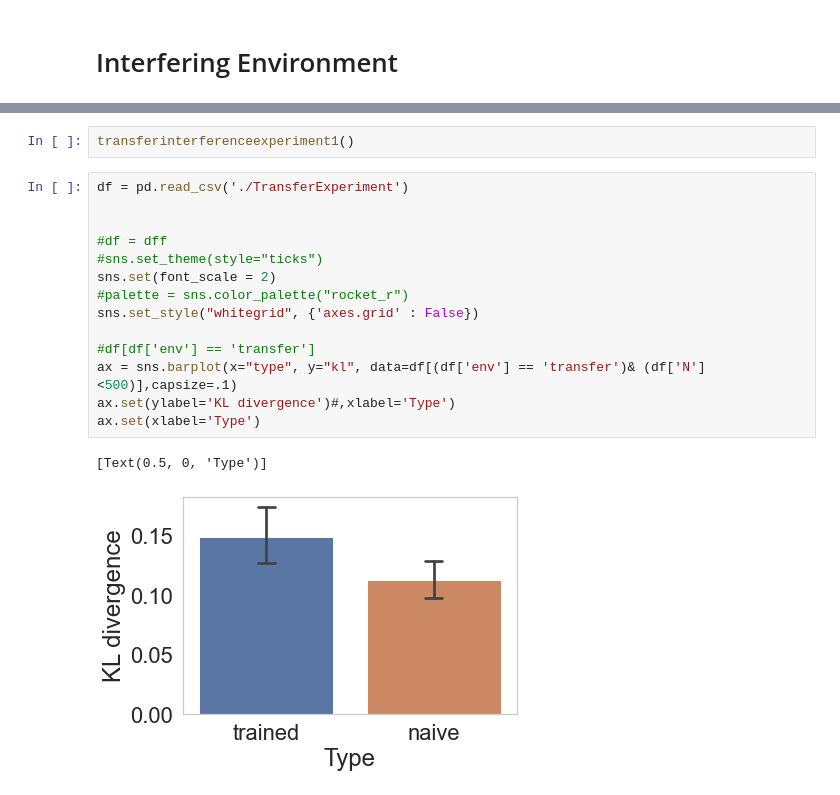
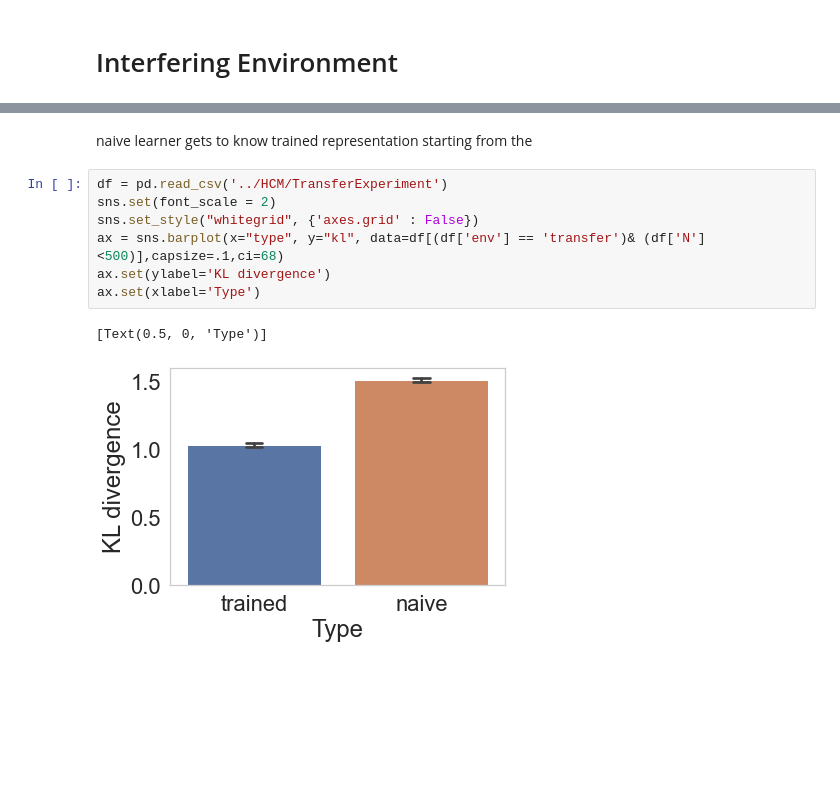
Before and after one commit to swu32/HCM, a Jupyter notebook: Demo/Demo_3_transfer.ipynb, the cells around one changed output, grey strips where cells are left out. Drawn from its saved outputs; the diff is of its cells as text; blank space fills up the shorter version.

```diff
--- a/Demo/Demo_3_transfer.ipynb
+++ b/Demo/Demo_3_transfer.ipynb
@@ -288,20 +121,13 @@ def transferinterferenceexperiment1():
-# %%
-transferinterferenceexperiment1()
+# %% [markdown]
+naive learner gets to know trained representation starting from the
 # %%
-df = pd.read_csv('./TransferExperiment')
-
-
-#df = dff
-#sns.set_theme(style="ticks")
+df = pd.read_csv('../HCM/TransferExperiment')
 sns.set(font_scale = 2)
-#palette = sns.color_palette("rocket_r")
 sns.set_style("whitegrid", {'axes.grid' : False})
-
-#df[df['env'] == 'transfer']
-ax = sns.barplot(x="type", y="kl", data=df[(df['env'] == 'transfer')& (df['N']<500)],capsize=.1)
-ax.set(ylabel='KL divergence')#,xlabel='Type')
+ax = sns.barplot(x="type", y="kl", data=df[(df['env'] == 'transfer')& (df['N']<500)],capsize=.1,ci=68)
+ax.set(ylabel='KL divergence')
 ax.set(xlabel='Type')
 # %% [output]
 [Text(0.5, 0, 'Type')]
-[figure, old version]
+[figure, new version]
 # %%
```
Also changed, not shown: parts of 8 cells of this notebook, 2 other files.
